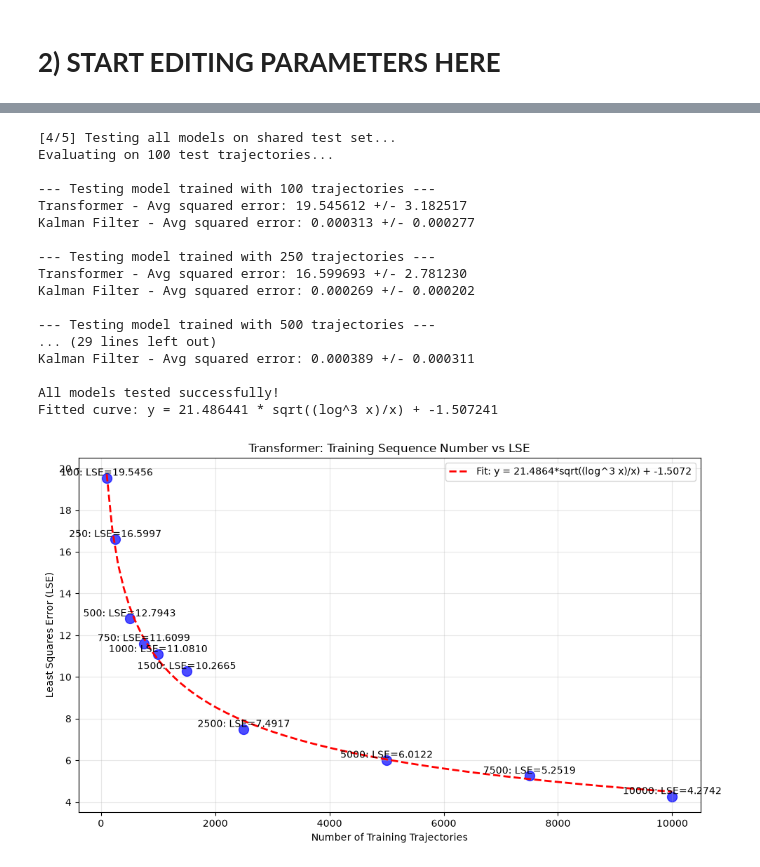
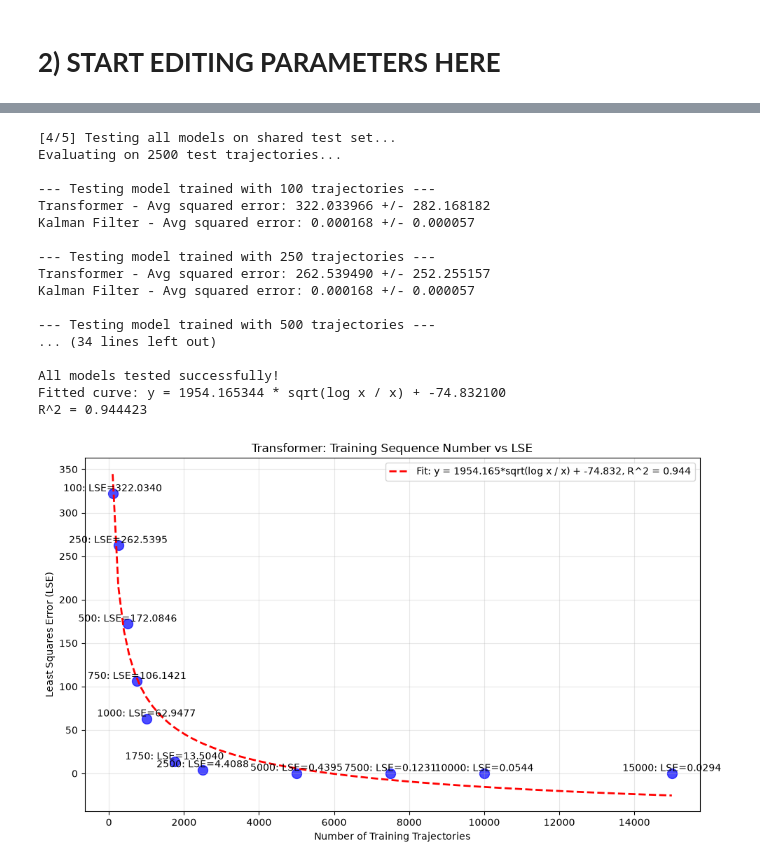
Before and after one commit to tangytangerine/Meta-Output-Predictor, a Jupyter notebook: src/FilteringTFVaryM.ipynb, the cells around one changed output, grey strips where cells are left out. Cells and saved outputs as stored; diff of their text form; code cells hidden in the pictures.

```diff
--- a/src/FilteringTFVaryM.ipynb
+++ b/src/FilteringTFVaryM.ipynb
@@ -600,8 +602,8 @@ CONFIG = {
     # Trajectory parameters
     'traj_len': 50,     # Length of each trajectory
     'num_val': 5000,     # Number of validation trajectories
-    'num_test': 100,    # Number of test trajectories
-    'num_train_list': [500, 1000, 5000, 10000],  # List of training trajectory counts to test
+    'num_test': 2500,    # Number of test trajectories
+    'num_train_list': [100, 250, 500, 750, 1000, 1750, 2500, 5000, 7500, 10000, 15000],  # List of training trajectory counts to test
 
     # Noise parameters (training)
     'sigma_w_train': 0.01,  # Process noise
@@ -614,7 +616,7 @@ CONFIG = {
     # Noise parameters (testing) - can be different!
     'sigma_w_test': 0.01,    # Process noise for testing
     'sigma_v_test': 0.01,    # Measurement noise for testing
-    'input_lower_test': 0.5,  # Input lower bound for testing
+    'input_lower_test': 0.0,  # Input lower bound for testing
     'input_upper_test': 0.1,  # Input upper bound for testing
     'eig_low_test': np.nextafter(0, 1),      # Eigenvalue lower bound for testing
     'eig_high_test': 0.9,    # Eigenvalue upper bound for testing
@@ -794,7 +895,7 @@ print("\n[4/5] Testing all models on shared test set...")
 results = {}  # Key: num_train, Value: dict with errors and plots
 
 # Number of test trajectories to evaluate
-num_test_eval = min(100, len(test_trajs))  # Use up to 100 test trajectories
+num_test_eval = max(100, len(test_trajs))  # Use up to 100 test trajectories
 print(f"Evaluating on {num_test_eval} test trajectories...")
 
 for num_train in CONFIG['num_train_list']:
@@ -880,44 +981,50 @@ plt.tight_layout()
 from scipy.optimize import curve_fit
 def fit_func(x, a, b):
         return a * np.sqrt(np.log(x) / x) + b
 
 # Perform curve fitting
 try:
     popt, pcov = curve_fit(fit_func, train_counts, tf_lse)
     a_fit, b_fit = popt
     print(f"Fitted curve: y = {a_fit:.6f} * sqrt(log x / x) + {b_fit:.6f}")
-        # Calculate R^2        y_pred = fit_func(train_counts, a_fit, b_fit)        ss_res = np.sum((tf_lse - y_pred) ** 2)        ss_tot = np.sum((tf_lse - np.mean(tf_lse)) ** 2)        r_squared = 1 - (ss_res / ss_tot)        print(f"R^2 = {r_squared:.6f}")
+    # Calculate R^2
+    y_pred = fit_func(train_counts, a_fit, b_fit)
+    ss_res = np.sum((tf_lse - y_pred) ** 2)
+    ss_tot = np.sum((tf_lse - np.mean(tf_lse)) ** 2)
+    r_squared = 1 - (ss_res / ss_tot)
+    print(f"R^2 = {r_squared:.6f}")
+
     # Generate curve points for plotting
     x_curve = np.linspace(min(train_counts), max(train_counts), 100)
     y_curve = fit_func(x_curve, a_fit, b_fit)
 
     # Plot the fitted curve
-    fit_label = f'Fit: y = {a_fit:.4f}*sqrt(log x / x) + {b_fit:.4f}"
+    fit_label = f"Fit: y = {a_fit:.3f}*sqrt(log x / x) + {b_fit:.3f}, R^2 = {r_squared:.3f}"
     plt.plot(x_curve, y_curve, 'r--', linewidth=2, label=fit_label)
     plt.legend()
 except Exception as e:
     print(f"Curve fitting failed: {e}")
 plt.show()
 plt.show()
 # %% [output]
 [4/5] Testing all models on shared test set...
-Evaluating on 100 test trajectories...
+Evaluating on 2500 test trajectories...
 
 --- Testing model trained with 100 trajectories ---
-Transformer - Avg squared error: 19.545612 +/- 3.182517
-Kalman Filter - Avg squared error: 0.000313 +/- 0.000277
+Transformer - Avg squared error: 322.033966 +/- 282.168182
+Kalman Filter - Avg squared error: 0.000168 +/- 0.000057
 
 --- Testing model trained with 250 trajectories ---
-Transformer - Avg squared error: 16.599693 +/- 2.781230
-Kalman Filter - Avg squared error: 0.000269 +/- 0.000202
+Transformer - Avg squared error: 262.539490 +/- 252.255157
+Kalman Filter - Avg squared error: 0.000168 +/- 0.000057
 
 --- Testing model trained with 500 trajectories ---
-... (29 lines left out)
-Kalman Filter - Avg squared error: 0.000389 +/- 0.000311
+... (34 lines left out)
 
 All models tested successfully!
-Fitted curve: y = 21.486441 * sqrt((log^3 x)/x) + -1.507241
+Fitted curve: y = 1954.165344 * sqrt(log x / x) + -74.832100
+R^2 = 0.944423
-[figure, old version]
+[figure, new version]
 # %%
 # Step 5: Report results and create plots
 print("\n[5/5] Reporting results and creating plots...")
```
Also changed, not shown: parts of 5 cells of this notebook.
